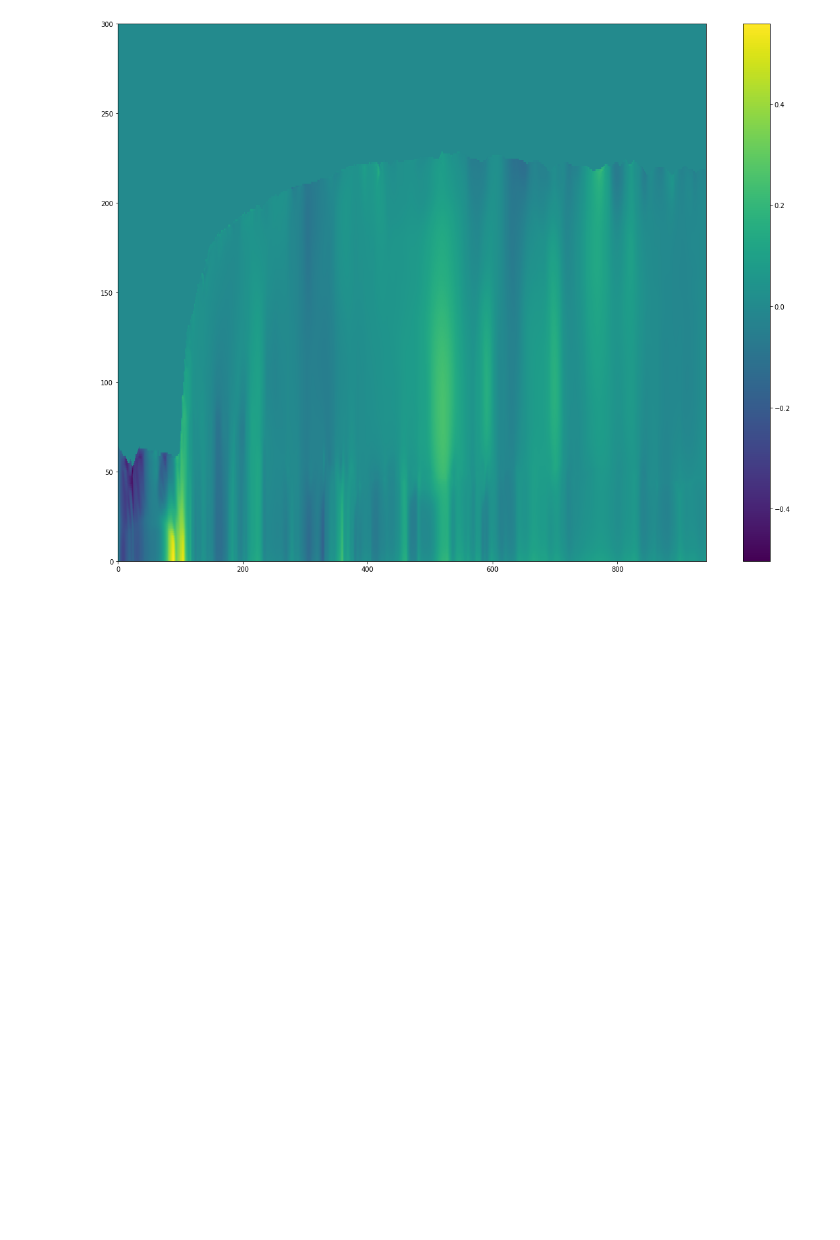
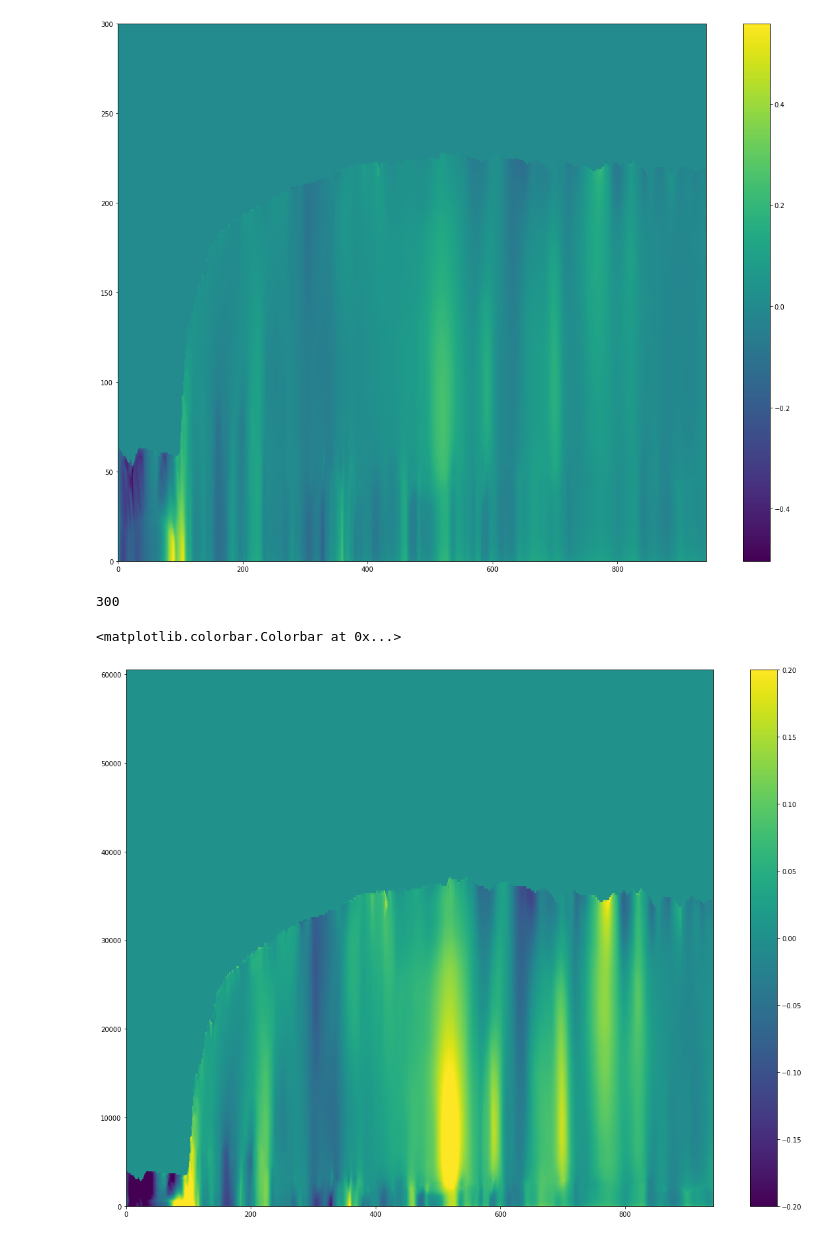
Before and after one commit to BarbotYJG/T-l-chargements-mes-notebooks, a Jupyter notebook: Coupe selon 'i'.ipynb, the cells around one changed output. Saved outputs shown, nothing was run; the diff lists cells and outputs as text; code cells hidden in the pictures; blank space fills up the shorter version.

```diff
--- a/Coupe selon 'i'.ipynb
+++ b/Coupe selon 'i'.ipynb
@@ -41,3 +40,61 @@ for i in range(300):
 
 len(q)
 Q = np.array(q)
+# %%
+# Création des niveaux de profondeur - Avec les niveaux cellule/cellule
+
+Depth = [0]*300
+i=0
+for i in range(300):
+    if (i == 0):
+        Depth[0] = Q[0]
+    else:
+        Depth[i] = Depth[i-1]+Q[i]
+
+len(Depth)
+# %% [output]
+300
+# %%
+# Création de palliers uniformes
+
+DEPTH = np.array(Depth)
+Nd = [0] * 60510
+
+compteurD = 0 #Profondeur
+compteurL = 0 #Position dans DEPTH
+
+for i in range(60510):
+
+    # print compteurD
+
+    if compteurD < 1: #Le premier niveau est à 1m de profondeur
+        Nd[i] = NIV[0]
+        compteurD += 0.1
+
+    elif compteurD == 1:
+        Nd[i] = NIV[0]
+        compteurL += 1
+        compteurD += 0.1
+
+    elif compteurD < DEPTH[compteurL]:
+        Nd[i] = NIV[compteurL-1]
+        compteurD += 0.1
+
+    elif compteurD >= DEPTH[compteurL]:
+        Nd[i] = NIV[compteurL]
+        compteurD += 0.1
+        compteurL += 1
+
+    # print Nd[i]
+# print Nd[60509]
+# %%
+# Coupe à l'endroit
+
+Nd.reverse()
+
+plt.figure(figsize=(20,15))
+plt.pcolormesh(ma.masked_invalid(np.squeeze(Nd)),vmin =-0.2, vmax = 0.2)
+plt.colorbar()
+# %% [output]
+<matplotlib.colorbar.Colorbar at 0x...>
+[figure, added]
```
Also changed, not shown: parts of 3 cells of this notebook, 2 other files.
